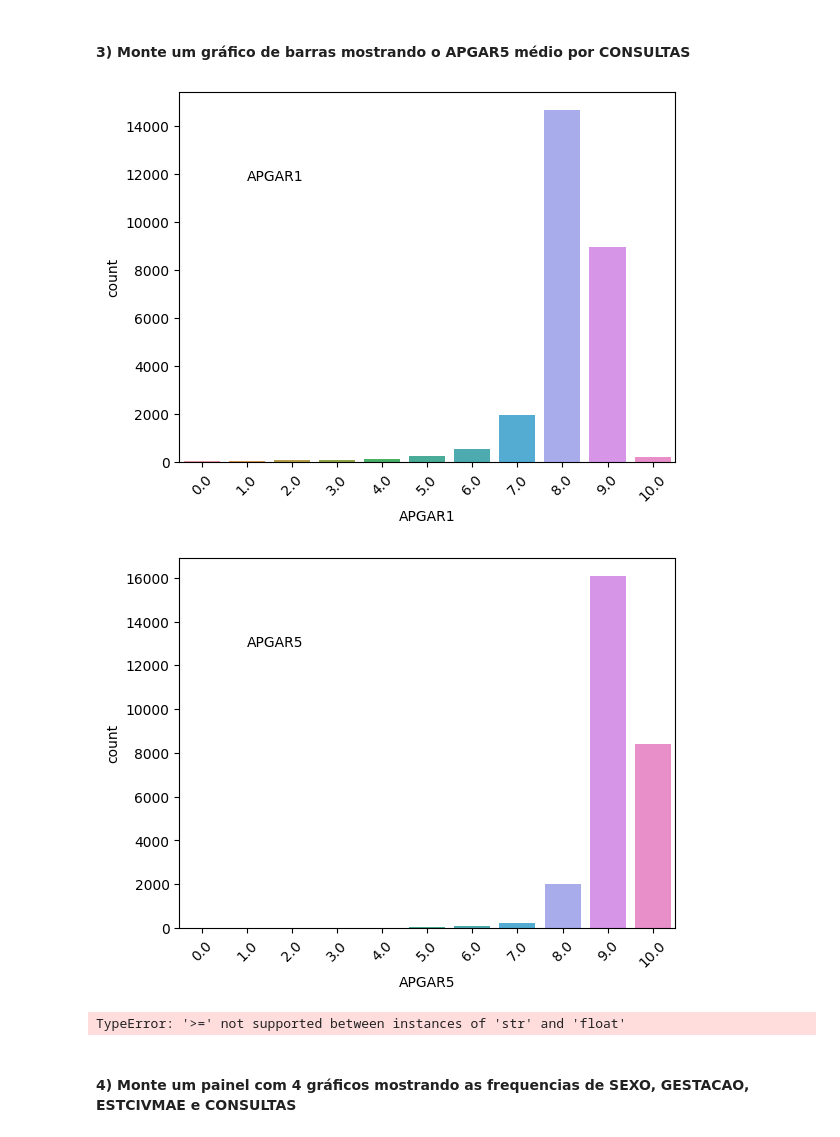
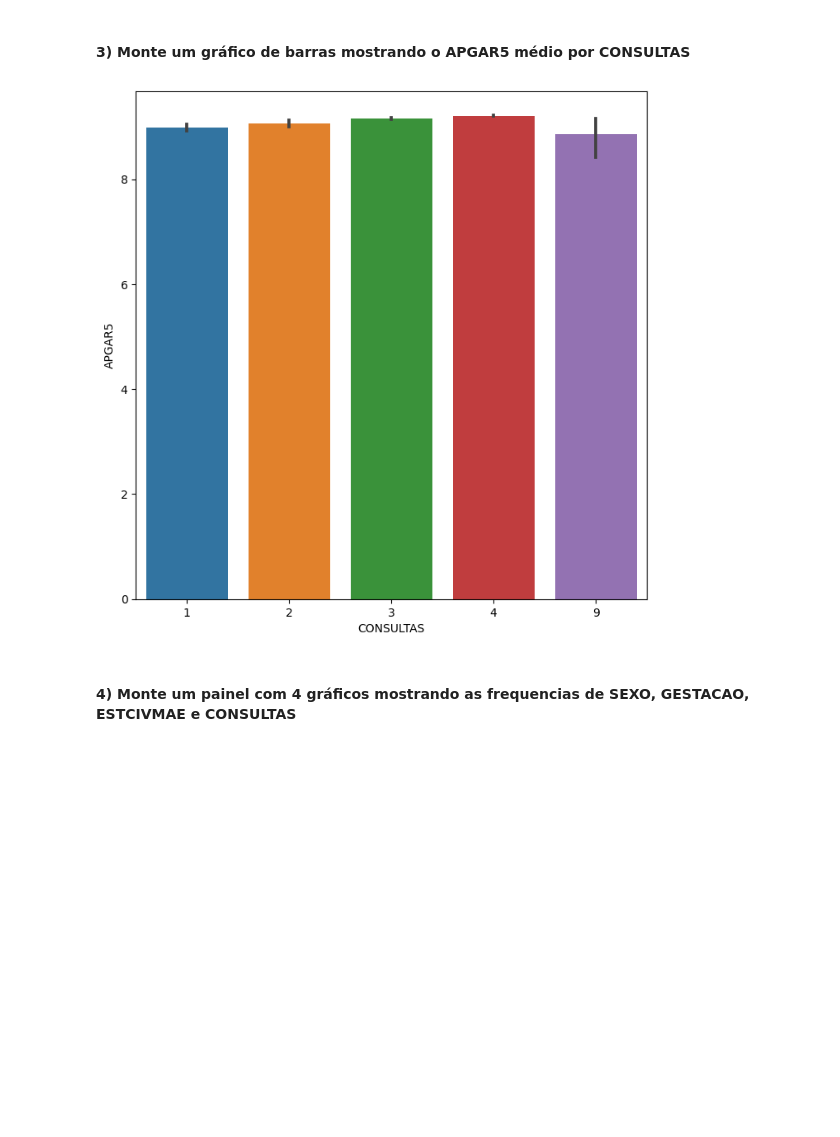
Before and after one commit to vini547/volta-zero, a Jupyter notebook: mod06 tarefa 1.ipynb, the cells around one changed output. Saved outputs shown, nothing was run; the diff lists cells and outputs as text; code cells hidden in the pictures; blank space fills up the shorter version.

```diff
--- a/mod06 tarefa 1.ipynb
+++ b/mod06 tarefa 1.ipynb
@@ -103,17 +110,8 @@ Name: count, dtype: int64
 # %% [markdown]
 #### 3) Monte um gráfico de barras mostrando o APGAR5 médio por CONSULTAS
-# %%
-for feature in features1:
-    x=df[feature].max()*0.1
-    y=df[feature].value_counts().max()*0.8
-
-    sns.countplot(x=feature,data=df)
-    plt.text(x,y,feature)
-    plt.xticks(rotation=45)
-    plt.show()
-# %% [output]
-[figure, removed]
-[figure, removed]
-TypeError: '>=' not supported between instances of 'str' and 'float'
+# %%
+sns.barplot(x='CONSULTAS',y='APGAR5',data=df)
+# %% [output]
+[figure, added]
 # %% [markdown]
 ####  4) Monte um painel com 4 gráficos mostrando as frequencias de SEXO, GESTACAO, ESTCIVMAE e CONSULTAS
```
Also changed, not shown: parts of 7 cells of this notebook.
